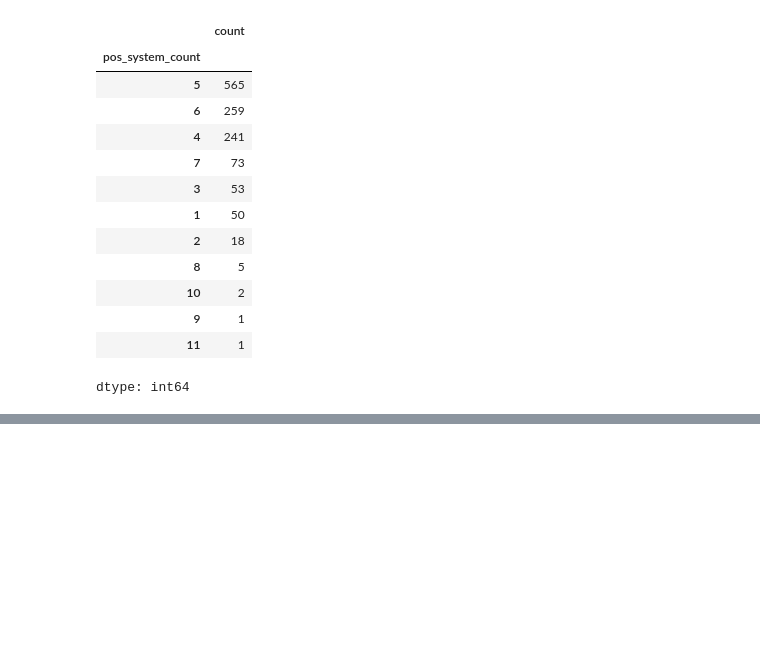
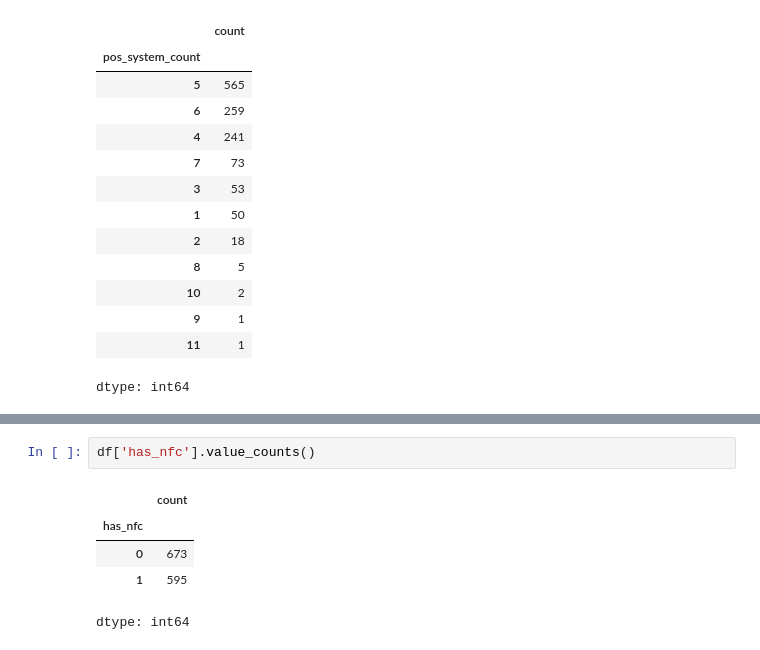
Before and after one commit to rajeshxdatascience/smartphone-recommender-system, a Jupyter notebook: SpecLens_AI_Data_Engineering.ipynb, the cells around one changed output, grey strips where cells are left out. Cells and saved outputs as stored; diff of their text form; blank space fills up the shorter version.

```diff
--- a/SpecLens_AI_Data_Engineering.ipynb
+++ b/SpecLens_AI_Data_Engineering.ipynb
@@ -5207,0 +5231,8 @@ dtype: int64
+# %%
+df['has_nfc'].value_counts()
+# %% [output]
+|  | count |
+| has_nfc |  |
+| 0 | 673 |
+| 1 | 595 |
+dtype: int64
```
Also changed, not shown: parts of 2 cells of this notebook.
